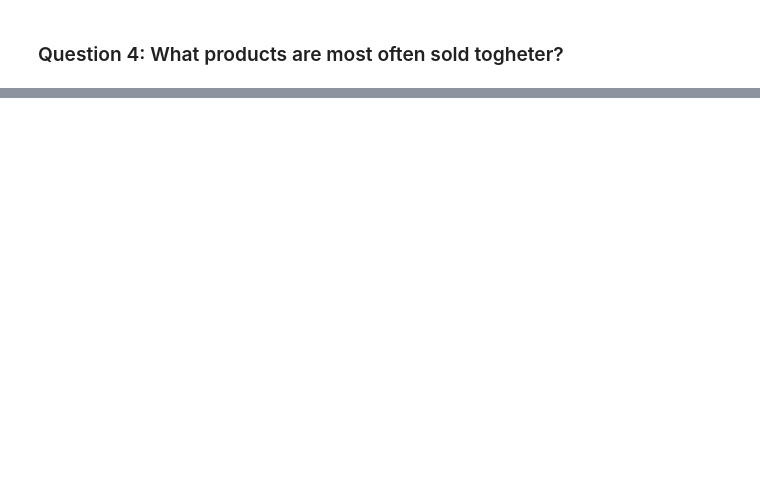
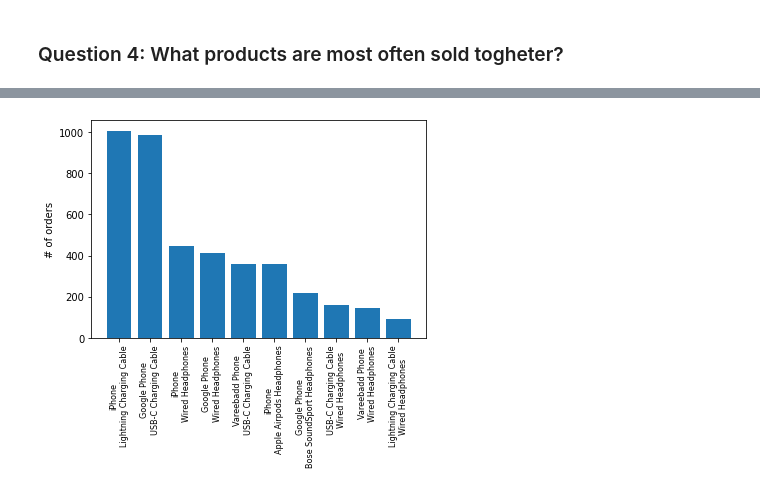
Before and after one commit to rajivalbino/PyVision, a Jupyter notebook: hello/Pandas/SalesAnalysis/sales-analysis.ipynb, the cells around one changed output, grey strips where cells are left out. Cells and saved outputs as stored; diff of their text form; code cells hidden in the pictures; blank space fills up the shorter version.

```diff
--- a/hello/Pandas/SalesAnalysis/sales-analysis.ipynb
+++ b/hello/Pandas/SalesAnalysis/sales-analysis.ipynb
@@ -171,2 +167,22 @@ A: Around 11 and 18, right before the top of sales
+# %%
+multi_item_sales = sales[sales['Order ID'].duplicated(keep=False)]
+
+multi_item_sales['Grouped Products'] = multi_item_sales.groupby('Order ID')['Product'].transform(lambda x: ','.join(x))
+
+multi_item_sales = multi_item_sales[['Order ID', 'Grouped Products']].drop_duplicates()
+
+#multi_item_sales.head()
 # %% [markdown]
 ### Question 4: What products are most often sold togheter?
+# %%
+from itertools import combinations
+from collections import Counter
+
+cntr = Counter()
+
+for row in multi_item_sales['Grouped Products']:
+    row_list = row.split(',')
+    cntr.update(Counter(combinations(row_list, 2)))
+
+for pair,cnt in cntr.most_common(10):
+    print(pair, cnt)
@@ -172,0 +200,9 @@ A: Around 11 and 18, right before the top of sales
+# %%
+plot_list = list(zip(*[(it1+'\n'+it2, cnt) for (it1,it2),cnt in cntr.most_common(10)]))
+
+plt.bar(*plot_list)
+plt.xticks(plot_list[0], rotation='vertical', size=8)
+plt.ylabel('# of orders')
+plt.show()
+# %% [output]
+[figure, added]
```
Also changed, not shown: parts of 12 cells of this notebook.
